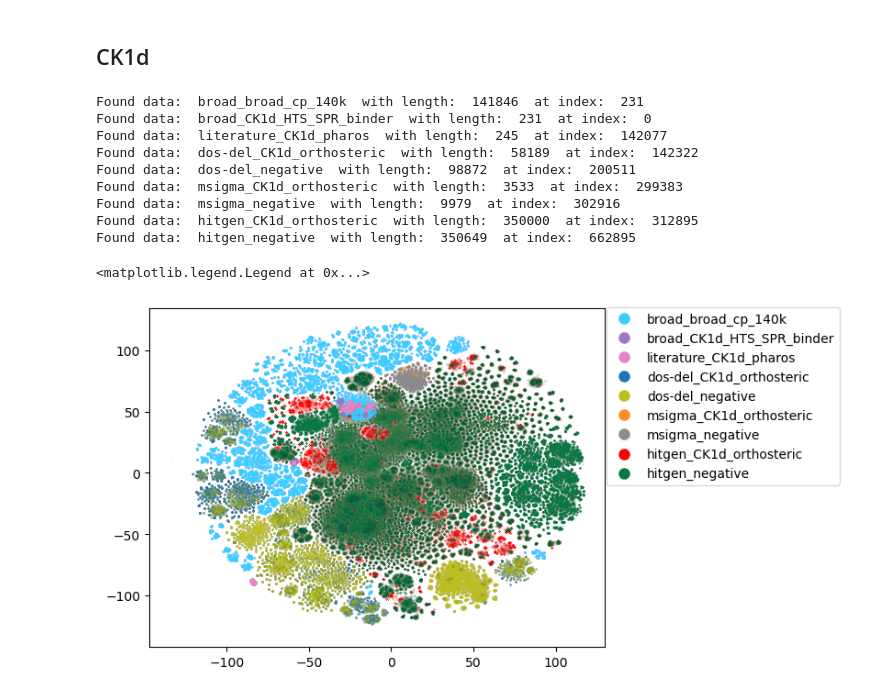
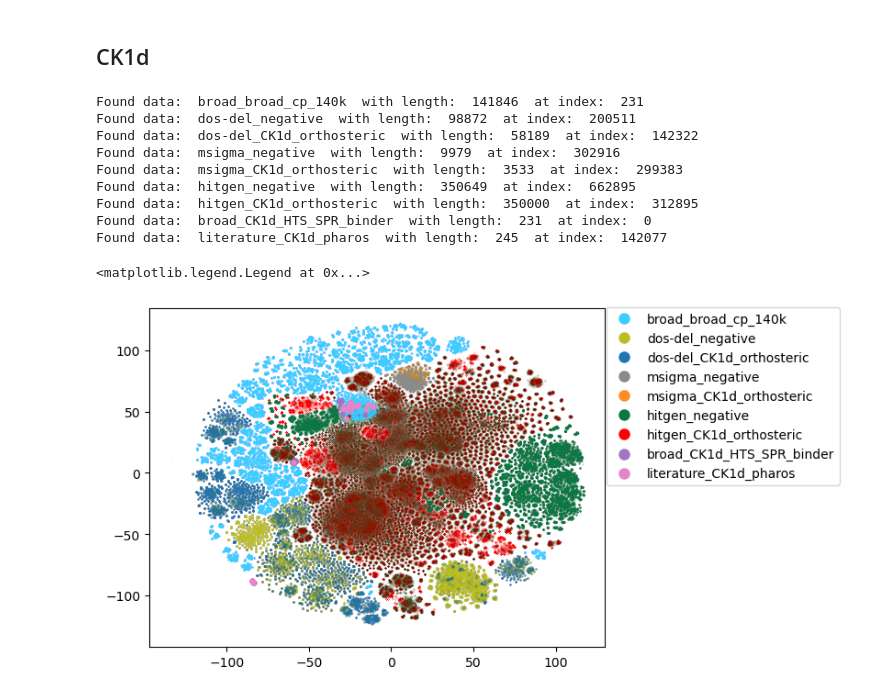
Before and after one commit to broadinstitute/DEL-ML-Refactor, a Jupyter notebook: visualization/plot_tsne.ipynb, the cells around one changed output. Cells and saved outputs as stored; diff of their text form; code cells hidden in the pictures.

Commit message:
Change the order of plotting

```diff
--- a/visualization/plot_tsne.ipynb
+++ b/visualization/plot_tsne.ipynb
@@ -45,3 +40,9 @@ CK1a_experiment = ['broad_broad_cp_140k','broad_CK1a_HTS_SPR_binder', 'literatur
+# %%
+CK1a_experiment = ['broad_broad_cp_140k',
+                   'dos-del_negative','dos-del_CK1a_orthosteric',
+                   'msigma_negative','msigma_CK1a_orthosteric',
+                   'hitgen_negative','hitgen_CK1a_orthosteric',
+                   'broad_CK1a_HTS_SPR_binder','literature_CK1a_pharos']
 # %%
 for experiment in CK1a_experiment:
     data_vis = get_data(experiment, data_embedded, data_embedded_meta)
@@ -72,28 +73,29 @@ with open("./data_embedded_CK1d.pkl", "rb") as f:
 with open("./data_embedded_meta_CK1d.pkl", 'rb') as f:
     data_embedded_meta = pickle.load(f)
 # %%
-CK1d_experiment = ['broad_broad_cp_140k','broad_CK1d_HTS_SPR_binder', 'literature_CK1d_pharos',
-                   'dos-del_CK1d_orthosteric', 'dos-del_negative',
-                   'msigma_CK1d_orthosteric', 'msigma_negative',
-                   'hitgen_CK1d_orthosteric','hitgen_negative']
+CK1d_experiment = ['broad_broad_cp_140k',
+                   'dos-del_negative','dos-del_CK1d_orthosteric',
+                   'msigma_negative', 'msigma_CK1d_orthosteric',
+                   'hitgen_negative', 'hitgen_CK1d_orthosteric',
+                   'broad_CK1d_HTS_SPR_binder', 'literature_CK1d_pharos']
 
 for experiment in CK1d_experiment:
     data_vis = get_data(data_selected=experiment, data=data_embedded, data_meta=data_embedded_meta)
     vis = vis_meta[experiment]
     plt.scatter(data_vis[:,0], data_vis[:,1], c=vis['color'], s=vis['size'], alpha=vis['alpha'])
 
 legend_elements = [Line2D([0], [0], marker='o', color='w', label=experiment,
                           markerfacecolor=vis_meta[experiment]['color'], markersize=10) for i, experiment in enumerate(CK1d_experiment)]
 plt.legend(handles=legend_elements, loc='upper right', bbox_to_anchor=(1.53, 1.02))
 # %% [output]
 Found data:  broad_broad_cp_140k  with length:  141846  at index:  231
+Found data:  dos-del_negative  with length:  98872  at index:  200511
+Found data:  dos-del_CK1d_orthosteric  with length:  58189  at index:  142322
+Found data:  msigma_negative  with length:  9979  at index:  302916
+Found data:  msigma_CK1d_orthosteric  with length:  3533  at index:  299383
+Found data:  hitgen_negative  with length:  350649  at index:  662895
+Found data:  hitgen_CK1d_orthosteric  with length:  350000  at index:  312895
 Found data:  broad_CK1d_HTS_SPR_binder  with length:  231  at index:  0
 Found data:  literature_CK1d_pharos  with length:  245  at index:  142077
-Found data:  dos-del_CK1d_orthosteric  with length:  58189  at index:  142322
-Found data:  dos-del_negative  with length:  98872  at index:  200511
-Found data:  msigma_CK1d_orthosteric  with length:  3533  at index:  299383
-Found data:  msigma_negative  with length:  9979  at index:  302916
-Found data:  hitgen_CK1d_orthosteric  with length:  350000  at index:  312895
-Found data:  hitgen_negative  with length:  350649  at index:  662895
 <matplotlib.legend.Legend at 0x...>
-[figure, old version]
+[figure, new version]
```
Also changed, not shown: parts of 2 cells of this notebook.
